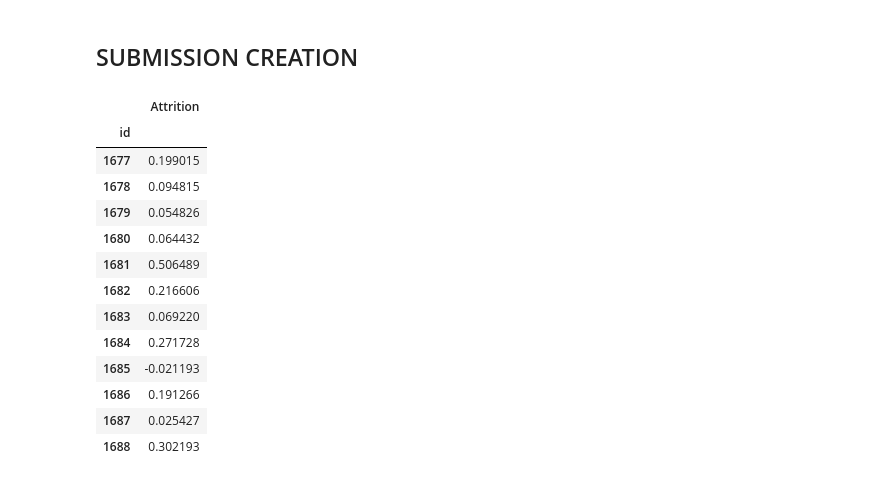
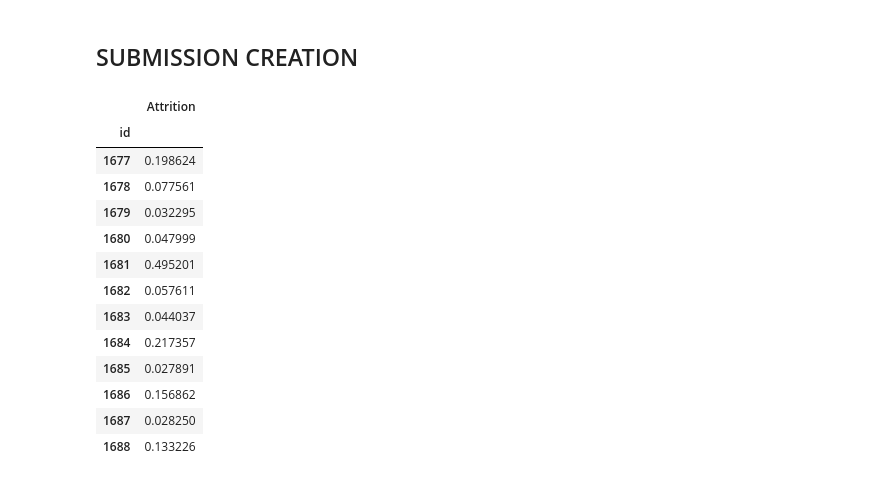
Before and after one commit to vmisusu/kaggle, a Jupyter notebook: train.ipynb, the cells around one changed output. Saved outputs shown, nothing was run; the diff lists cells and outputs as text; code cells hidden in the pictures.

Commit message:
Updates in train functions

```diff
--- a/train.ipynb
+++ b/train.ipynb
@@ -272,6 +370,16 @@ def XGBTrain(X,Y,X_val,Y_val,X_test,trainingParams,libSpecificParams): #trainX,i
     preds=model.predict(X_test)
     return preds
 
+#lightgbm
+
+import lightgbm as lgbm
+
+def LGBMTrain(X,Y,X_val,Y_val,X_test,trainingParams,libSpecificParams):
+    model=lgbm.LGBMRegressor(**libSpecificParams)
+    model.fit(X,Y)
+    preds=model.predict(X_test)
+    return preds
+
 #Testing development
 NEED_TEST = False
 if NEED_TEST:
@@ -770,42 +1236,50 @@ libSpecificParams [{'max_depth': 2, 'min_data_in_leaf': 19}]
 # %%
 #Submission file craft
 
 df2=df.copy()
 
 #Best configs
 #datasetParams={"DROP":[[1,3,5,6,8,9,11,12,13,14,15,18,20,22,25,27,28, 7,19,24]],"UNITE":[[1,3,8],[5,6],[12,9,20],[11,28],[13,15],[22,27],[18,14]]} #drop 1-variant columns, unite (and drop) few-variants columns
 #trainingParams={"FUNC":catBoostTrain,"ITERS":2000,"LOSS":"Poisson"}
-datasetParams={}
-trainingParams={'FUNC':catBoostTrain,'LOSS': 'RMSE', 'ITERS': 500}
-libSpecificParams={}#'max_depth': 10, 'min_data_in_leaf': 4} #0.811
+#datasetParams={}
+#trainingParams={'FUNC':catBoostTrain,'LOSS': 'RMSE', 'ITERS': 500}
+#libSpecificParams={}#'max_depth': 10, 'min_data_in_leaf': 4} #0.811
+
+datasetParams={"ONE-HOT":True}
+trainingParams={"FUNC":ensembleTrain,"METHODS":[[]]} #,"ALG":tensorFlowTrain,"LAYERS":[[1]]}
+trainingParams["METHODS"][0].append(({"FUNC":randomForestTrain},{},1))
+trainingParams["METHODS"][0].append(({"FUNC":catBoostTrain},{},4))
+trainingParams["METHODS"][0].append(({"FUNC":XGBTrain},{},2))
+trainingParams["METHODS"][0].append(({"FUNC":LGBMTrain},{},2))
+libSpecificParams={}
 
 
 dfTest=pd.read_csv(DATA_DIR+"/test.csv")
 ids=dfTest.iloc[:,0]
 dfTest=dfTest.iloc[:,1:] #drop ID
 
 X_Train, Y_Train, X_Test = prepareDataset(df2, df2.columns[-1], datasetParams, dfTest)
 
 stf = StratifiedKFold(12, shuffle=True, random_state=1)
 for train_ix, test_ix in tqdm(stf.split(X_Train, Y_Train), total = 12): #get one stratified k-fold to estimate performance
     Y_Pred = catBoostTrain(X_Train[train_ix], Y_Train[train_ix], X_Train[test_ix], Y_Train[test_ix], X_Test, trainingParams, libSpecificParams)
     break
 
 dfSub=pd.DataFrame({df.columns[-1]:Y_Pred},index=ids)
 dfSub.to_csv(DATA_DIR+'/subs/sub_'+datetime.datetime.now().strftime("%d.%m.%Y__%H.%M.%S")+'.csv')
 dfSub.head(12)
 # %% [output]
 |  | Attrition |
 | id |  |
-| 1677 | 0.199015 |
-| 1678 | 0.094815 |
-| 1679 | 0.054826 |
-| 1680 | 0.064432 |
-| 1681 | 0.506489 |
-| 1682 | 0.216606 |
-| 1683 | 0.069220 |
-| 1684 | 0.271728 |
-| 1685 | -0.021193 |
-| 1686 | 0.191266 |
-| 1687 | 0.025427 |
-| 1688 | 0.302193 |
+| 1677 | 0.198624 |
+| 1678 | 0.077561 |
+| 1679 | 0.032295 |
+| 1680 | 0.047999 |
+| 1681 | 0.495201 |
+| 1682 | 0.057611 |
+| 1683 | 0.044037 |
+| 1684 | 0.217357 |
+| 1685 | 0.027891 |
+| 1686 | 0.156862 |
+| 1687 | 0.028250 |
+| 1688 | 0.133226 |
```
Also changed, not shown: parts of 10 cells of this notebook.
